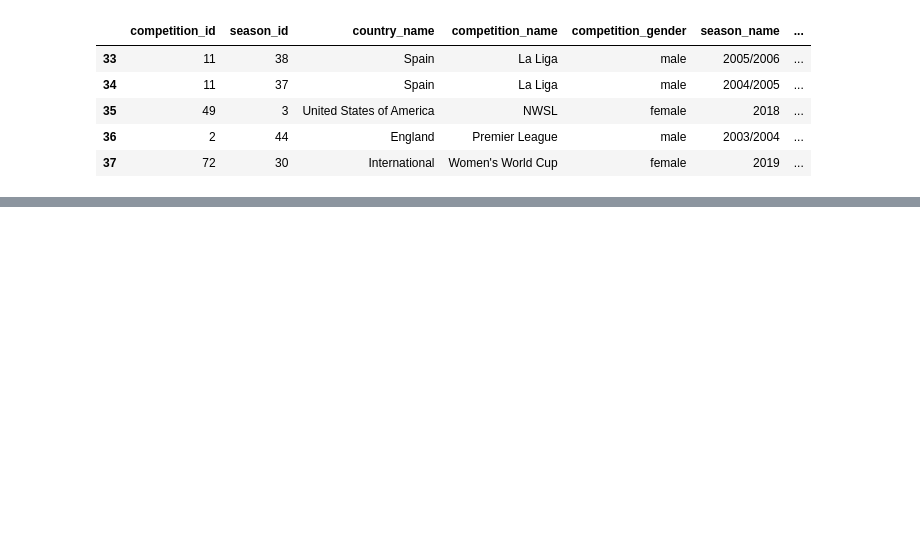
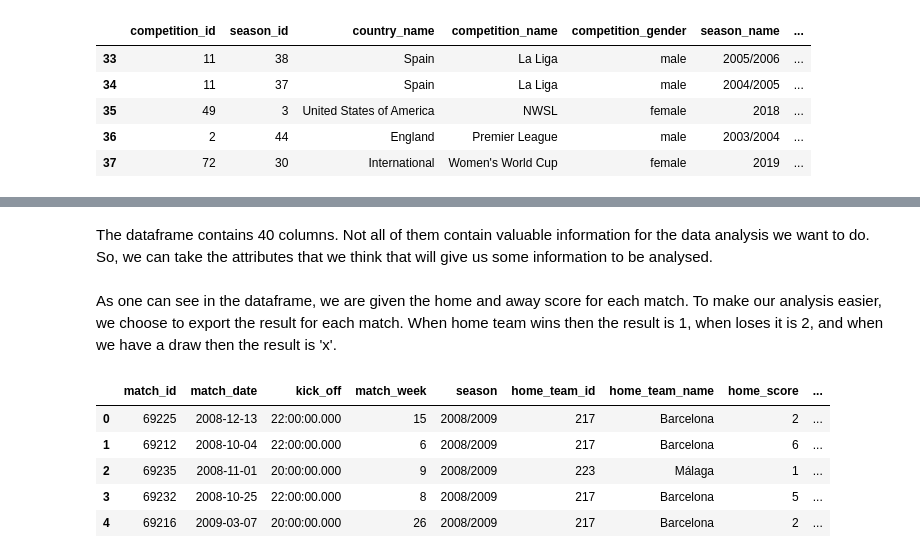
Before and after one commit to christouandr7/statsbomb_laliga, a Jupyter notebook: LaLiga.ipynb, the cells around one changed output, grey strips where cells are left out. Cells and saved outputs as stored; diff of their text form; code cells hidden in the pictures; blank space fills up the shorter version.

```diff
--- a/LaLiga.ipynb
+++ b/LaLiga.ipynb
@@ -441,0 +55,2 @@ array([[0, 1],
+# %% [markdown]
+The dataframe contains 40 columns. Not all of them contain valuable information for the data analysis we want to do. So, we can take the attributes that we think that will give us some information to be analysed.
@@ -441,0 +59,24 @@ array([[0, 1],
+# %% [markdown]
+As one can see in the dataframe, we are given the home and away score for each match. To make our analysis easier, we choose to export the result for each match. When home team wins then the result is 1, when loses it is 2, and when we have a draw then the result is 'x'.
+# %%
+result = []
+#for each match export the result
+for i in range(laliga_cleaned.shape[0]):
+    if (laliga_cleaned.iloc[i].home_score > laliga_cleaned.iloc[i].away_score):
+        result.append("1")
+    elif (laliga_cleaned.iloc[i].home_score < laliga_cleaned.iloc[i].away_score):
+        result.append("2")
+    else:
+        result.append("x")
+
+laliga_cleaned["result"] = result #append the new "results" column to the dataframe
+laliga_cleaned.columns = ["match_id", "match_date", "kick_off", "match_week", "season", "home_team_id", "home_team_name", "home_score",
+                         "away_score", "away_team_name", "away_team_id", "stadium_name", "referee_name", "result"] #change column names
+laliga_cleaned.head()
+# %% [output]
+|  | match_id | match_date | kick_off | match_week | season | home_team_id | home_team_name | home_score | ... |
+| 0 | 69225 | 2008-12-13 | 22:00:00.000 | 15 | 2008/2009 | 217 | Barcelona | 2 | ... |
+| 1 | 69212 | 2008-10-04 | 22:00:00.000 | 6 | 2008/2009 | 217 | Barcelona | 6 | ... |
+| 2 | 69235 | 2008-11-01 | 20:00:00.000 | 9 | 2008/2009 | 223 | Málaga | 1 | ... |
+| 3 | 69232 | 2008-10-25 | 22:00:00.000 | 8 | 2008/2009 | 217 | Barcelona | 5 | ... |
+| 4 | 69216 | 2009-03-07 | 20:00:00.000 | 26 | 2008/2009 | 217 | Barcelona | 2 | ... |
```
Also changed, not shown: parts of 67 cells of this notebook.
